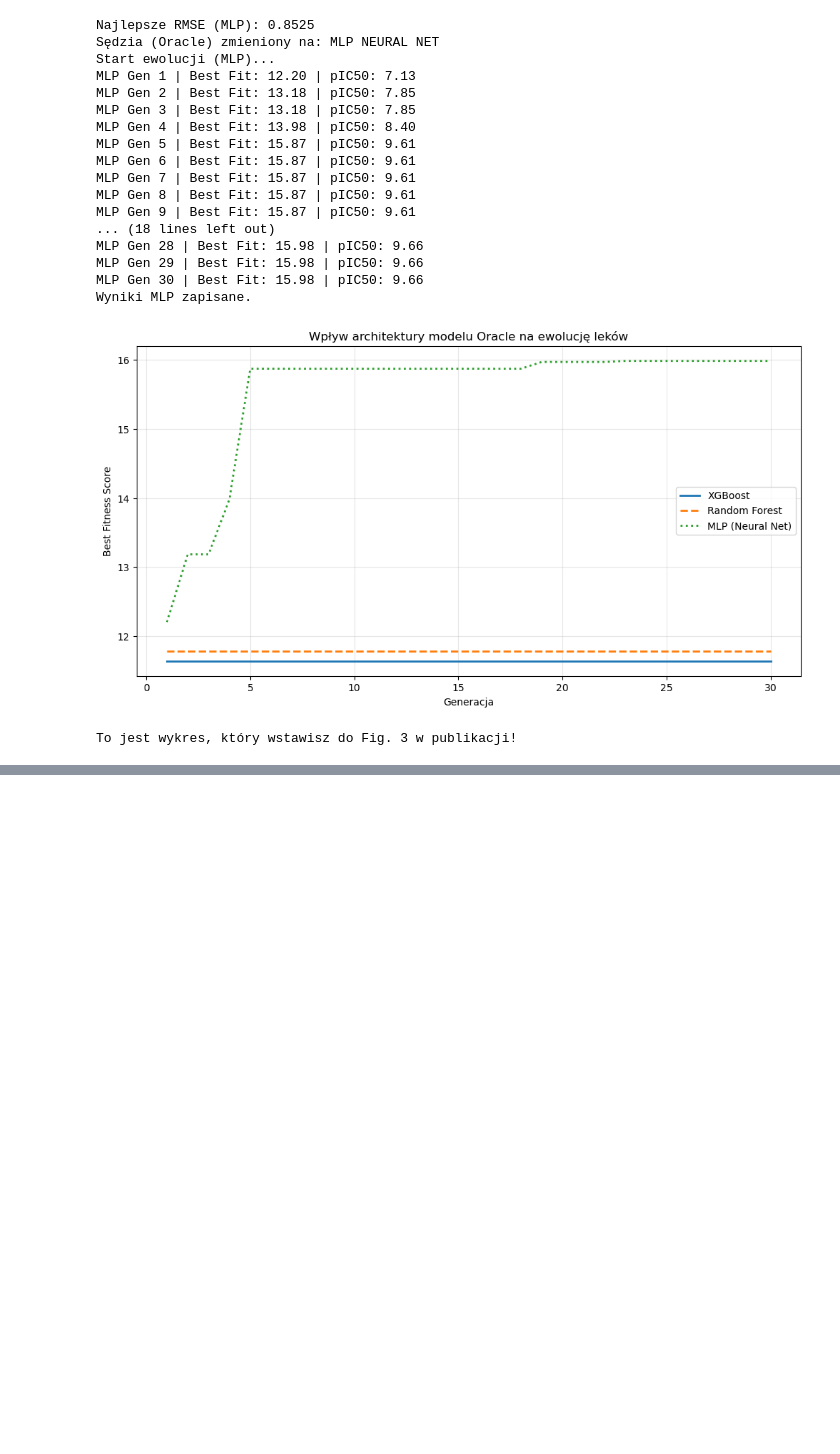
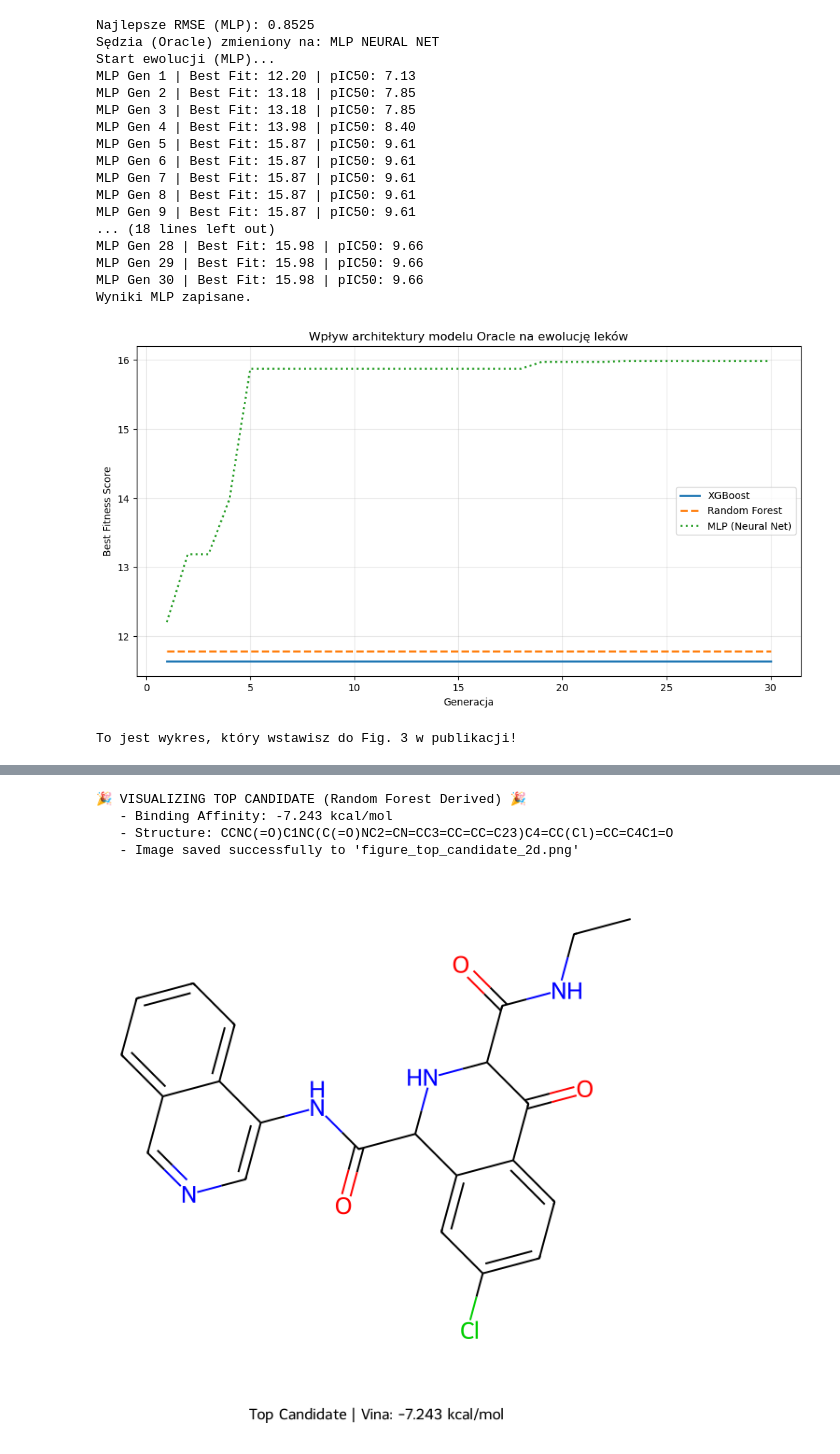
Before and after one commit to JakubRH/Evo_DrugDesign, a Jupyter notebook: Evo_DrugDesign.ipynb, the cells around one changed output, grey strips where cells are left out. Cells and saved outputs as stored; diff of their text form; code cells hidden in the pictures; blank space fills up the shorter version.

```diff
--- a/Evo_DrugDesign.ipynb
+++ b/Evo_DrugDesign.ipynb
@@ -620,0 +1429,51 @@ To jest wykres, który wstawisz do Fig. 3 w publikacji!
+# %%
+# ==========================================
+# CELL 14: TOP CANDIDATE 2D VISUALIZATION
+# ==========================================
+
+from rdkit import Chem
+from rdkit.Chem import Draw
+
+# --- Configuration ---
+# Replace these values with the actual results identified in the previous step
+TOP_SMILES = "CCNC(=O)C1NC(C(=O)NC2=CN=CC3=CC=CC=C23)C4=CC(Cl)=CC=C4C1=O"
+TOP_VINA_SCORE = -7.243
+OUTPUT_IMAGE_FILE = "figure_top_candidate_2d.png"
+
+def visualize_top_candidate(smiles, score, filename):
+    """
+    Generates, displays, and saves a 2D structural representation of the best molecule.
+    """
+    mol = Chem.MolFromSmiles(smiles)
+
+    if not mol:
+        print(f"❌ Error: Invalid SMILES string provided: {smiles}")
+        return
+
+    print(f"🎉 VISUALIZING TOP CANDIDATE (Random Forest Derived) 🎉")
+    print(f"   - Binding Affinity: {score} kcal/mol")
+    print(f"   - Structure: {smiles}")
+
+    try:
+        # Generate 2D image with legend
+        legend_text = f"Top Candidate | Vina: {score} kcal/mol"
+        img = Draw.MolToImage(mol, size=(600, 600), legend=legend_text)
+
+        # Save to file for publication/report
+        img.save(filename)
+        print(f"   - Image saved successfully to '{filename}'")
+
+        # Display in Jupyter Notebook
+        display(img)
+
+    except Exception as e:
+        print(f"Error generating visualization: {e}")
+
+# --- Execute ---
+visualize_top_candidate(TOP_SMILES, TOP_VINA_SCORE, OUTPUT_IMAGE_FILE)
+# %% [output]
+🎉 VISUALIZING TOP CANDIDATE (Random Forest Derived) 🎉
+   - Binding Affinity: -7.243 kcal/mol
+   - Structure: CCNC(=O)C1NC(C(=O)NC2=CN=CC3=CC=CC=C23)C4=CC(Cl)=CC=C4C1=O
+   - Image saved successfully to 'figure_top_candidate_2d.png'
+[figure, added]
```
Also changed, not shown: parts of 16 cells of this notebook.
